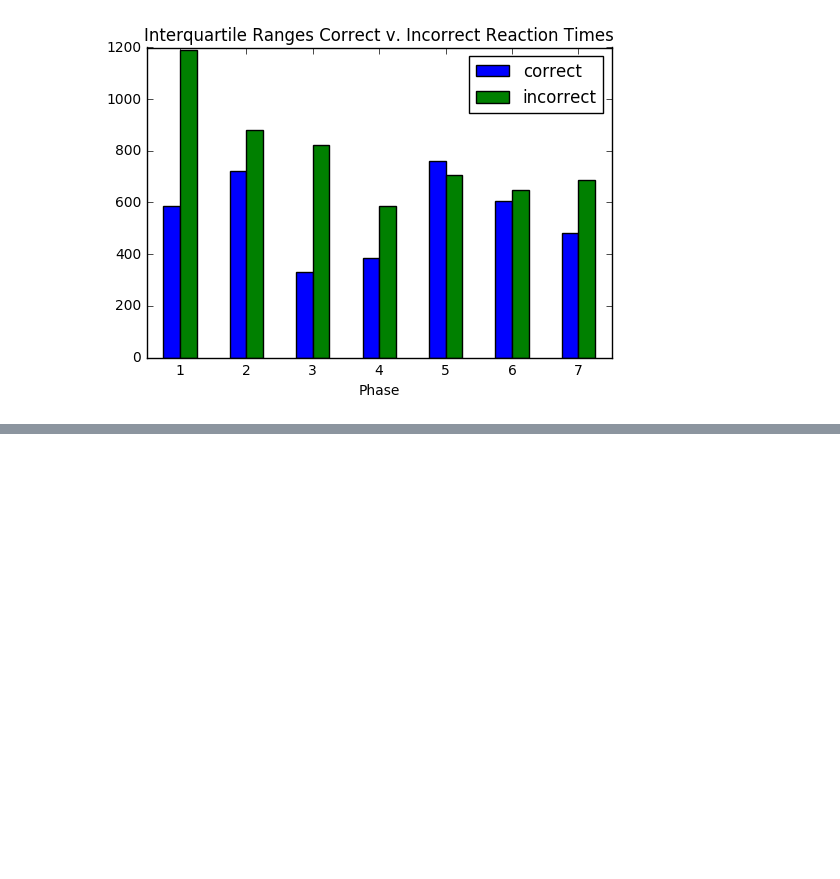
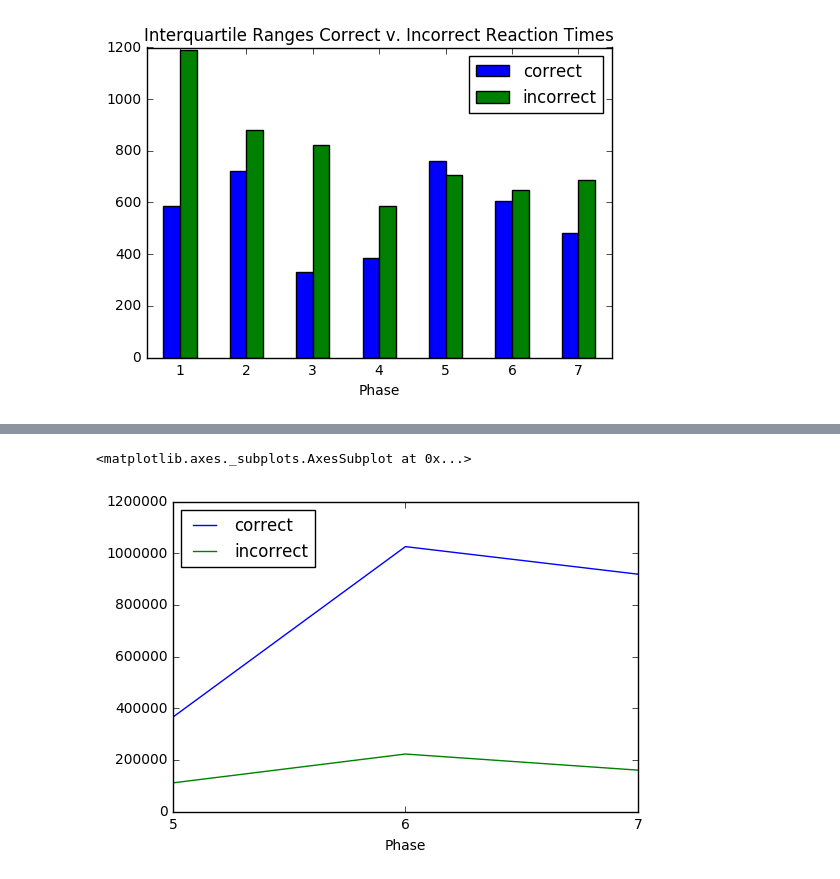
Before and after one commit to estherholleman/An-incremental-training-method-with-automated-extendable-maze-for-training-spatial-behavioral-tasks, a Jupyter notebook: Comparing Reaction Times of Correct and Incorrect Trials.ipynb, the cells around one changed output, grey strips where cells are left out. Drawn from its saved outputs; the diff is of its cells as text; code cells hidden in the pictures; blank space fills up the shorter version.

Commit message:
Added comparison of area under the curve of the densities of correct and incorrect trials

```diff
--- a/Comparing Reaction Times of Correct and Incorrect Trials.ipynb
+++ b/Comparing Reaction Times of Correct and Incorrect Trials.ipynb
@@ -213,0 +230,2 @@ iqrAvgAnimalSansDumb.plot(kind="bar", title = "Interquartile Ranges Correct v. I
+# %%
+areaCorrect = rt[correct].stack().groupby(level = ["Phase","Animal"]).apply(np.trapz)
@@ -213,0 +244,2 @@ iqrAvgAnimalSansDumb.plot(kind="bar", title = "Interquartile Ranges Correct v. I
+# %%
+areaIncorrect = rt[incorrect].stack().groupby(level = ["Phase","Animal"]).apply(np.trapz)
@@ -213,0 +258,2 @@ iqrAvgAnimalSansDumb.plot(kind="bar", title = "Interquartile Ranges Correct v. I
+# %%
+integralAvg = pd.concat([areaCorrect.mean(level = "Phase"),areaIncorrect.mean(level = "Phase")], axis = 1, keys =['correct','incorrect'])
@@ -213,0 +272,5 @@ iqrAvgAnimalSansDumb.plot(kind="bar", title = "Interquartile Ranges Correct v. I
+# %%
+integralAvg.loc[5:7].plot(xticks = [5,6,7])
+# %% [output]
+<matplotlib.axes._subplots.AxesSubplot at 0x...>
+[figure, added]
```
Also changed, not shown: parts of 12 cells of this notebook.
